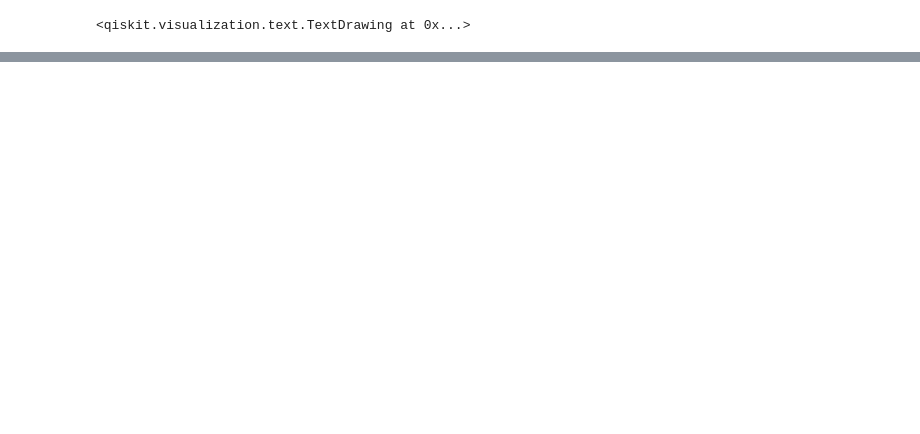
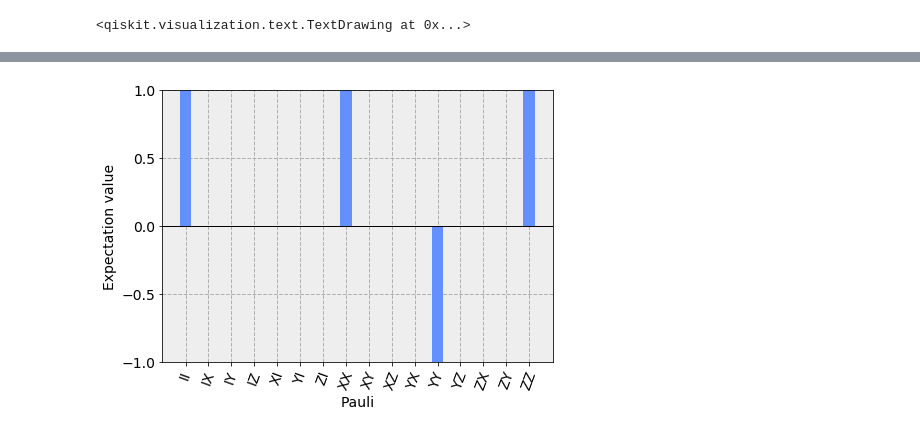
Before and after one commit to Adri-md-1208/Quantum-Project, a Jupyter notebook: Tutorials/Ploting data in Qiskit.ipynb, the cells around one changed output, grey strips where cells are left out. Saved outputs shown, nothing was run; the diff lists cells and outputs as text; code cells hidden in the pictures; blank space fills up the shorter version.

```diff
--- a/Tutorials/Ploting data in Qiskit.ipynb
+++ b/Tutorials/Ploting data in Qiskit.ipynb
@@ -89,0 +123,5 @@ plot_histogram(exp_counts, sort='hamming', target_string='1011')
+# %%
+from qiskit.visualization import plot_state_paulivec
+plot_state_paulivec(psi)
+# %% [output]
+[figure, added]
```
Also changed, not shown: parts of 13 cells of this notebook.
